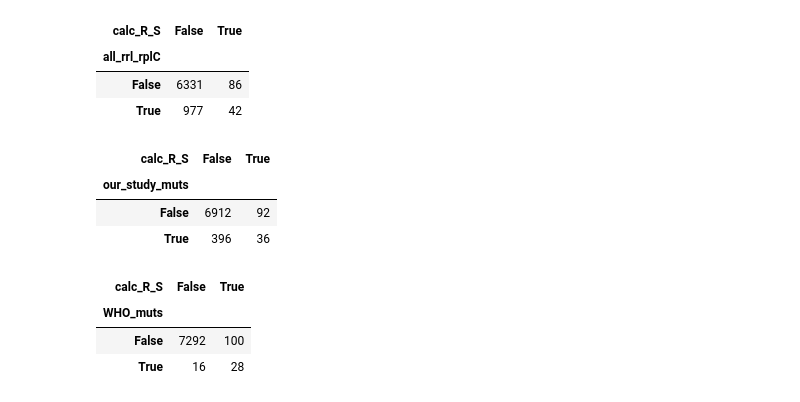
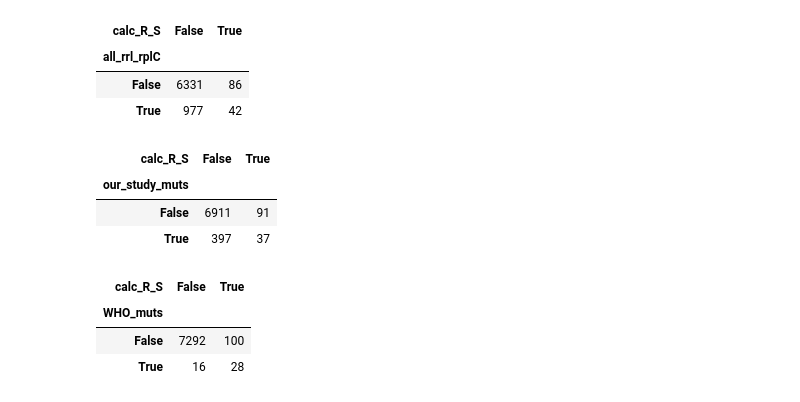
Before and after one commit to BrynMarieR/rlmN_frameshift, a Jupyter notebook: mutation_analysis/data_analysis.ipynb, the cells around one changed output. Cells and saved outputs as stored; diff of their text form; code cells hidden in the pictures.

```diff
--- a/mutation_analysis/data_analysis.ipynb
+++ b/mutation_analysis/data_analysis.ipynb
@@ -759,7 +754,7 @@ df = pd.concat([df, isolate_mutation_binary_matrix],axis=1)
 #
 #
 #
-df['our_study_muts_no_rlmN'] = df['rrl_G2270T'] + df['rplC_C154R'] + \
+df['our_study_muts_no_rlmN'] = df['rrl_G2814T'] + df['rrl_G2270T'] + df['rplC_C154R'] + \
          df['rrl_C344T'] + df['rrl_C637G']
 
 pd.crosstab( df['our_study_muts_no_rlmN']>0, df['calc_R_S']=="R")
@@ -779,25 +774,26 @@ pd.crosstab( df['all_rrl_rplC']>0, df['calc_R_S']=="R")
 | True | 977 | 42 |
 # %%
 # Our significant mutations
+# rrl_G2814T
 # rrl_G2270T
 # rplC_C154R
 # rlmN_fs_M1W
 # rrl_C344T
 # rlmN_fs_D69N
 # rrl_C637G
 #
 #
 #
-df['our_study_muts'] = df['rrl_G2270T'] + df['rplC_C154R'] + \
+df['our_study_muts'] = df['rrl_G2814T'] + df['rrl_G2270T'] + df['rplC_C154R'] + \
         df['rlmN_fs_M1W'] + df['rrl_C344T'] + df['rlmN_fs_D69N'] + df['rrl_C637G']
 
 
 pd.crosstab( df['our_study_muts']>0, df['calc_R_S']=="R")
 # %% [output]
 | calc_R_S | False | True |
 | our_study_muts |  |  |
-| False | 6912 | 92 |
-| True | 396 | 36 |
+| False | 6911 | 91 |
+| True | 397 | 37 |
 # %%
 # Here are the mutations from the WHO mutation catalogue
 # rplC	p.Cys154Arg
```
Also changed, not shown: parts of 4 cells of this notebook.
